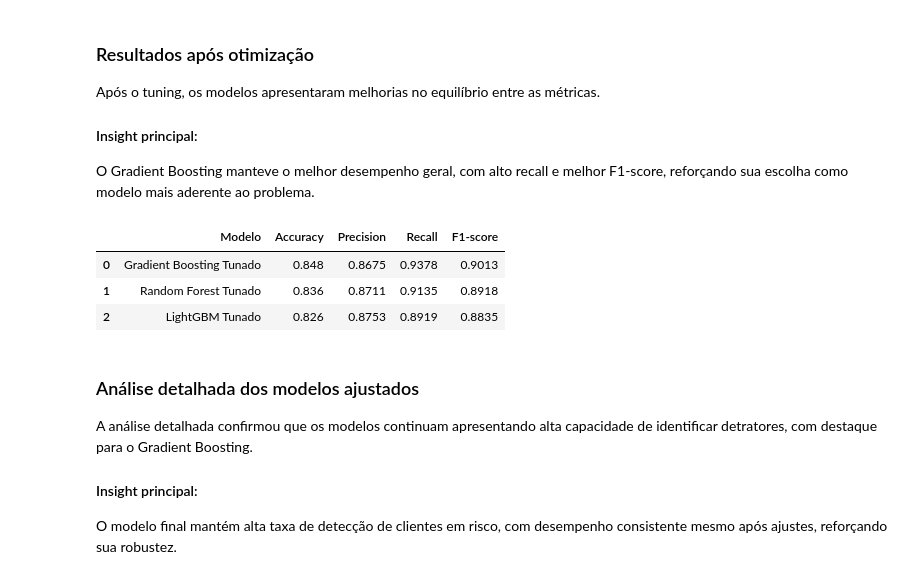
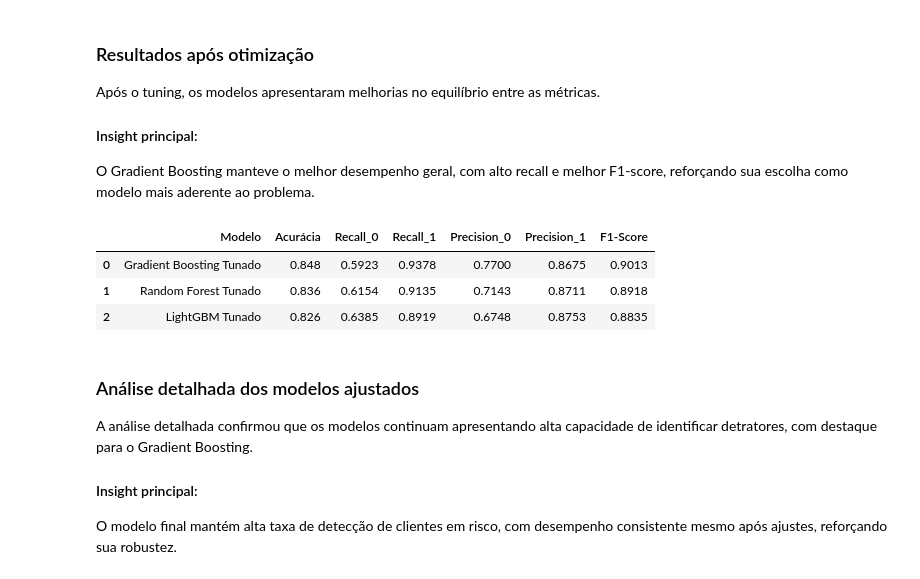
Before and after one commit to RenanTrevelim/fase1-tech-challenge, a Jupyter notebook: notebooks/Modelo Classificação - Tech Challenge.ipynb, the cells around one changed output. Saved outputs shown, nothing was run; the diff lists cells and outputs as text; code cells hidden in the pictures.

```diff
--- a/notebooks/Modelo Classificação - Tech Challenge.ipynb
+++ b/notebooks/Modelo Classificação - Tech Challenge.ipynb
@@ -367,11 +405,14 @@ for nome, modelo in modelos_classificacao.items():
     resultados.append({
         "Modelo": nome,
         "Accuracy": accuracy_score(y_teste, pred),
-        "Precision": precision_score(y_teste, pred),
-        "Recall": recall_score(y_teste, pred),
+        "Precision_0": precision_score(y_teste, pred, pos_label=0),
+        "Precision_1": precision_score(y_teste, pred, pos_label=1),
+        "Recall_0": recall_score(y_teste, pred, pos_label=0),
+        "Recall_1": recall_score(y_teste, pred, pos_label=1),
         "F1-score": f1_score(y_teste, pred)
     })
 
 resultados_df = pd.DataFrame(resultados).sort_values(by="F1-score", ascending=False)
-resultados_df.round(4)
+print("====== Resultados dos Modelos Ordenados por F1-Score ======\n")
+resultados_df.round(3)
 # %% [output]
@@ -566,33 +610,35 @@ O Gradient Boosting manteve o melhor desempenho geral, com alto recall e melhor
 # %%
 modelos_tunados = {
     "Gradient Boosting Tunado": random_gb.best_estimator_,
     "Random Forest Tunado": random_rf.best_estimator_,
     "LightGBM Tunado": random_lgbm.best_estimator_
 }
 
 resultados_tuning = []
 
 for nome, modelo in modelos_tunados.items():
     pred = modelo.predict(X_teste)
 
     resultados_tuning.append({
-        "Modelo": nome,
-        "Accuracy": accuracy_score(y_teste, pred),
-        "Precision": precision_score(y_teste, pred, zero_division=0),
-        "Recall": recall_score(y_teste, pred, zero_division=0),
-        "F1-score": f1_score(y_teste, pred, zero_division=0)
+      'Modelo': nome,
+      'Acurácia': accuracy_score(y_teste, pred),
+      'Recall_0': recall_score(y_teste, pred, pos_label=0),
+      'Recall_1': recall_score(y_teste, pred, pos_label=1),
+      'Precision_0': precision_score(y_teste, pred, pos_label=0),
+      'Precision_1': precision_score(y_teste, pred, pos_label=1),
+      'F1-Score': f1_score(y_teste, pred)
     })
 
 resultados_tuning_df = pd.DataFrame(resultados_tuning).sort_values(
-    by="F1-score", ascending=False
+    by="F1-Score", ascending=False
 )
 
 resultados_tuning_df.round(4)
 # %% [output]
-|  | Modelo | Accuracy | Precision | Recall | F1-score |
-| 0 | Gradient Boosting Tunado | 0.848 | 0.8675 | 0.9378 | 0.9013 |
-| 1 | Random Forest Tunado | 0.836 | 0.8711 | 0.9135 | 0.8918 |
-| 2 | LightGBM Tunado | 0.826 | 0.8753 | 0.8919 | 0.8835 |
+|  | Modelo | Acurácia | Recall_0 | Recall_1 | Precision_0 | Precision_1 | F1-Score |
+| 0 | Gradient Boosting Tunado | 0.848 | 0.5923 | 0.9378 | 0.7700 | 0.8675 | 0.9013 |
+| 1 | Random Forest Tunado | 0.836 | 0.6154 | 0.9135 | 0.7143 | 0.8711 | 0.8918 |
+| 2 | LightGBM Tunado | 0.826 | 0.6385 | 0.8919 | 0.6748 | 0.8753 | 0.8835 |
 # %% [markdown]
 ### Análise detalhada dos modelos ajustados
 
```
Also changed, not shown: parts of 45 cells of this notebook, 2 other files.
